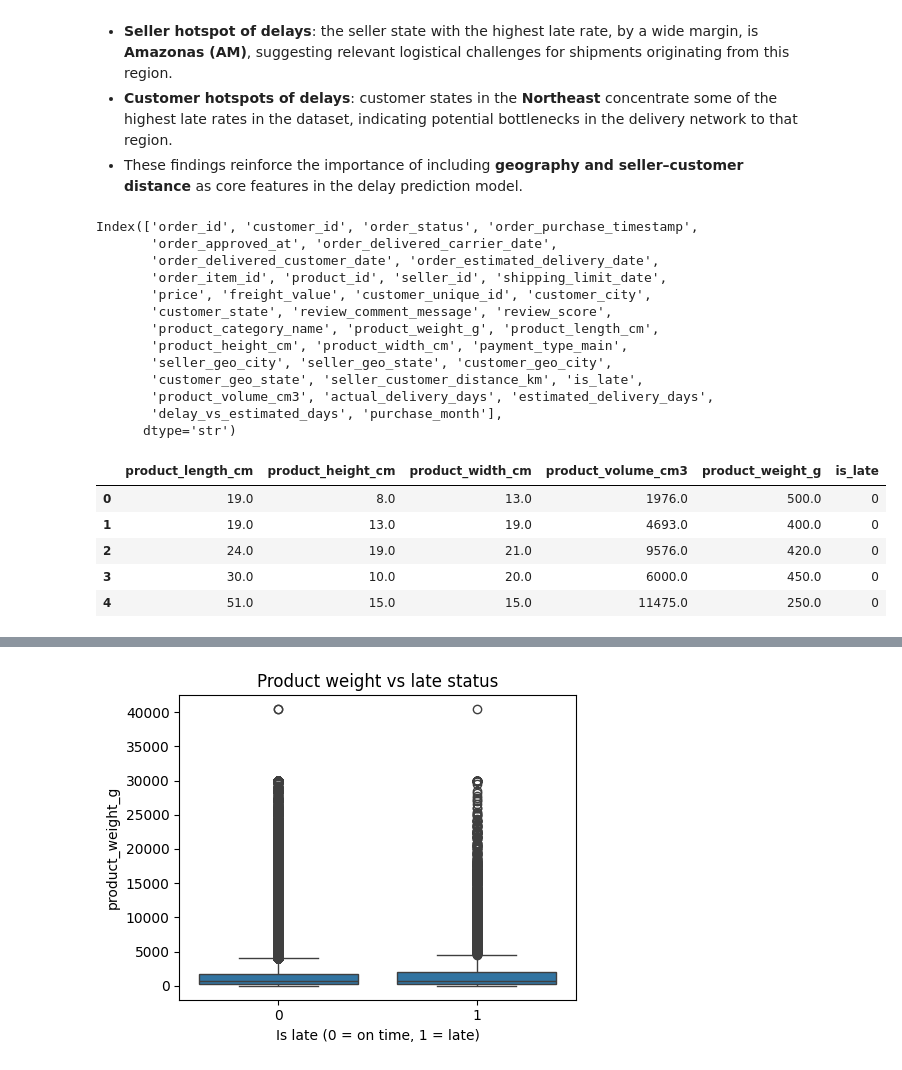
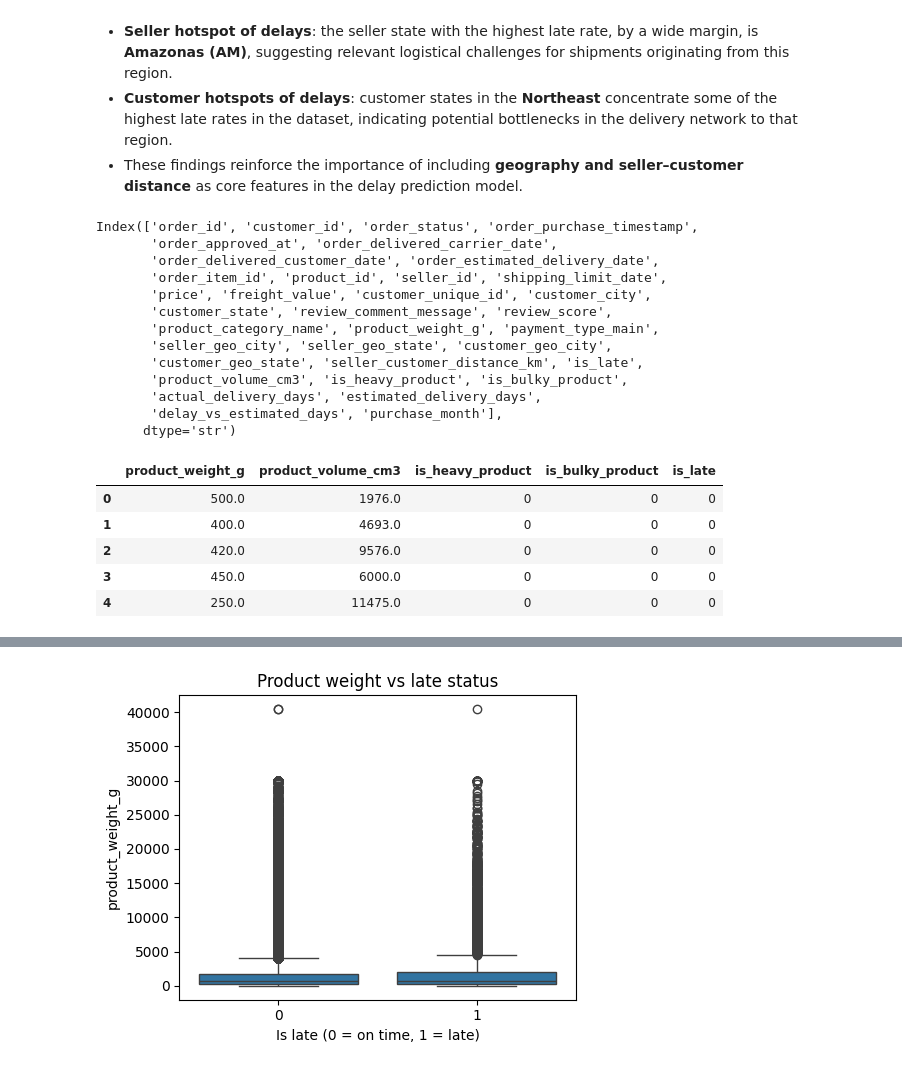
Before and after one commit to Gabverz/Logistics_optimizer, a Jupyter notebook: eda_logistica.ipynb, the cells around one changed output, grey strips where cells are left out. Cells and saved outputs as stored; diff of their text form; code cells hidden in the pictures.

```diff
--- a/eda_logistica.ipynb
+++ b/eda_logistica.ipynb
@@ -8,5 +7,5 @@ from geopy.distance import geodesic
 # %%
-df = pd.read_parquet("base_consolidada_logistica.parquet")
+df = pd.read_parquet("consolidated_logistics_base.parquet")
 # %%
 df.info()
 # %% [output]
@@ -304,23 +300,3 @@ plt.tight_layout()
 plt.show()
 # %% [output]
 [figure]
-# %%
-# Creating function for distance calculation between customer and seller.
-
-def compute_distance_km(row):
-    # Se faltar qualquer coordenada, retornamos NaN
-    if pd.isna(row["seller_geo_lat"]) or pd.isna(row["seller_geo_lng"]) \
-       or pd.isna(row["customer_geo_lat"]) or pd.isna(row["customer_geo_lng"]):
-        return pd.NA
-
-    seller_coords = (row["seller_geo_lat"], row["seller_geo_lng"])
-    customer_coords = (row["customer_geo_lat"], row["customer_geo_lng"])
-
-    try:
-        return geodesic(seller_coords, customer_coords).km
-    except Exception:
-        # Qualquer erro numérico ou coordenada estranha → NaN
-        return pd.NA
-
-# Isso pode ser um pouco pesado; use progress bar se quiser (tqdm)
-df["seller_customer_distance_km"] = df.apply(compute_distance_km, axis=1)
@@ -454,32 +432,31 @@ Index(['order_id', 'customer_id', 'order_status', 'order_purchase_timestamp',
        'order_item_id', 'product_id', 'seller_id', 'shipping_limit_date',
        'price', 'freight_value', 'customer_unique_id', 'customer_city',
        'customer_state', 'review_comment_message', 'review_score',
-       'product_category_name', 'product_weight_g', 'product_length_cm',
-       'product_height_cm', 'product_width_cm', 'payment_type_main',
+       'product_category_name', 'product_weight_g', 'payment_type_main',
        'seller_geo_city', 'seller_geo_state', 'customer_geo_city',
        'customer_geo_state', 'seller_customer_distance_km', 'is_late',
-       'product_volume_cm3', 'actual_delivery_days', 'estimated_delivery_days',
+       'product_volume_cm3', 'is_heavy_product', 'is_bulky_product',
+       'actual_delivery_days', 'estimated_delivery_days',
        'delay_vs_estimated_days', 'purchase_month'],
       dtype='str')
 # %%
 cols_size = [
-    "product_length_cm",
-    "product_height_cm",
-    "product_width_cm",
+    "product_weight_g",
     "product_volume_cm3",
-    "product_weight_g",
+    "is_heavy_product",
+    "is_bulky_product",
     "is_late",
 ]
 
 df_eda = df[cols_size].dropna(subset=["is_late"]).copy()
 df_eda["is_late"] = df_eda["is_late"].astype(int)
 df_eda.head()
 # %% [output]
-|  | product_length_cm | product_height_cm | product_width_cm | product_volume_cm3 | product_weight_g | is_late |
-| 0 | 19.0 | 8.0 | 13.0 | 1976.0 | 500.0 | 0 |
-| 1 | 19.0 | 13.0 | 19.0 | 4693.0 | 400.0 | 0 |
-| 2 | 24.0 | 19.0 | 21.0 | 9576.0 | 420.0 | 0 |
-| 3 | 30.0 | 10.0 | 20.0 | 6000.0 | 450.0 | 0 |
-| 4 | 51.0 | 15.0 | 15.0 | 11475.0 | 250.0 | 0 |
+|  | product_weight_g | product_volume_cm3 | is_heavy_product | is_bulky_product | is_late |
+| 0 | 500.0 | 1976.0 | 0 | 0 | 0 |
+| 1 | 400.0 | 4693.0 | 0 | 0 | 0 |
+| 2 | 420.0 | 9576.0 | 0 | 0 | 0 |
+| 3 | 450.0 | 6000.0 | 0 | 0 | 0 |
+| 4 | 250.0 | 11475.0 | 0 | 0 | 0 |
 # %%
 df_eda.groupby("is_late")[
```
Also changed, not shown: parts of 10 cells of this notebook.
